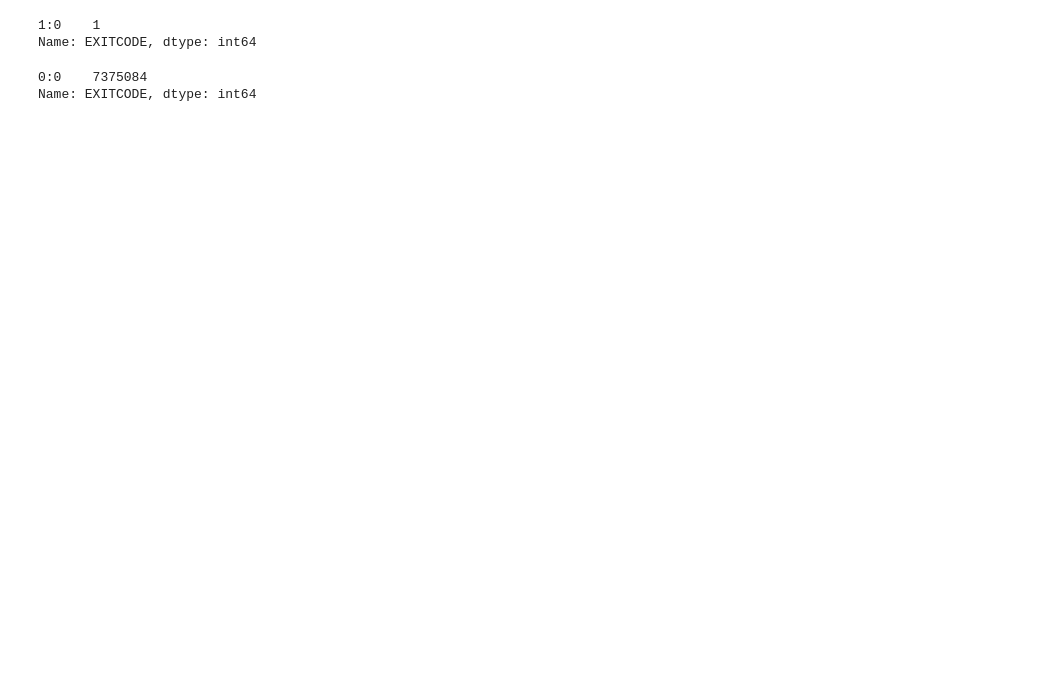
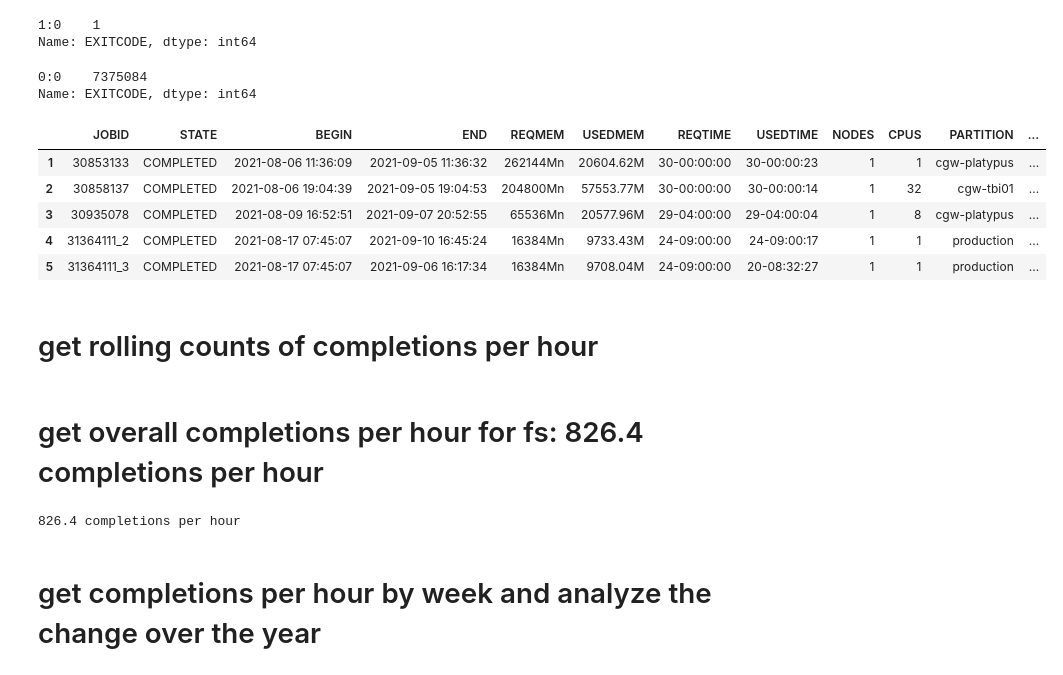
Before and after one commit to jrioross/accre-data-nerds, a Jupyter notebook: notebooks/jrr_01_fs_exploration.ipynb, the cells around one changed output. Cells and saved outputs as stored; diff of their text form; code cells hidden in the pictures; blank space fills up the shorter version.

```diff
--- a/notebooks/jrr_01_fs_exploration.ipynb
+++ b/notebooks/jrr_01_fs_exploration.ipynb
@@ -89 +59,12 @@ Name: EXITCODE, dtype: int64
 fscomp = fs[fs['STATE'] == 'COMPLETED']
+# %%
+fscomp.head()
+# %% [output]
+|  | JOBID | STATE | BEGIN | END | REQMEM | USEDMEM | REQTIME | USEDTIME | NODES | CPUS | PARTITION | ... |
+| 1 | 30853133 | COMPLETED | 2021-08-06 11:36:09 | 2021-09-05 11:36:32 | 262144Mn | 20604.62M | 30-00:00:00 | 30-00:00:23 | 1 | 1 | cgw-platypus | ... |
+| 2 | 30858137 | COMPLETED | 2021-08-06 19:04:39 | 2021-09-05 19:04:53 | 204800Mn | 57553.77M | 30-00:00:00 | 30-00:00:14 | 1 | 32 | cgw-tbi01 | ... |
+| 3 | 30935078 | COMPLETED | 2021-08-09 16:52:51 | 2021-09-07 20:52:55 | 65536Mn | 20577.96M | 29-04:00:00 | 29-04:00:04 | 1 | 8 | cgw-platypus | ... |
+| 4 | 31364111_2 | COMPLETED | 2021-08-17 07:45:07 | 2021-09-10 16:45:24 | 16384Mn | 9733.43M | 24-09:00:00 | 24-09:00:17 | 1 | 1 | production | ... |
+| 5 | 31364111_3 | COMPLETED | 2021-08-17 07:45:07 | 2021-09-06 16:17:34 | 16384Mn | 9708.04M | 24-09:00:00 | 20-08:32:27 | 1 | 1 | production | ... |
+# %% [markdown]
+# get rolling counts of completions per hour
@@ -89,0 +78,2 @@ fscomp = fs[fs['STATE'] == 'COMPLETED']
+# %% [markdown]
+# get overall completions per hour for fs: 826.4 completions per hour
@@ -89,0 +85,10 @@ fscomp = fs[fs['STATE'] == 'COMPLETED']
+# %%
+# overall completions per hour for fs
+completions = len(fscomp)
+time_diff = (fs['END'].max() - fs['END'].min())
+jobs_per_hour = completions/td_hours(time_diff)
+print(round(jobs_per_hour, 1), 'completions per hour')
+# %% [output]
+826.4 completions per hour
+# %% [markdown]
+# get completions per hour by week and analyze the change over the year
```
Also changed, not shown: parts of 27 cells of this notebook.
